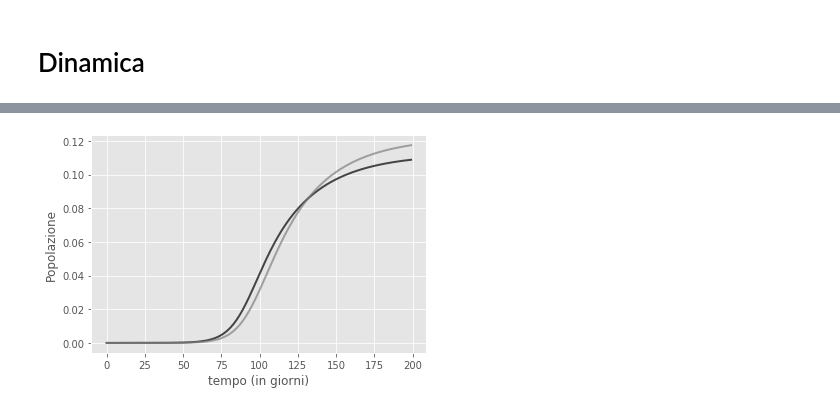
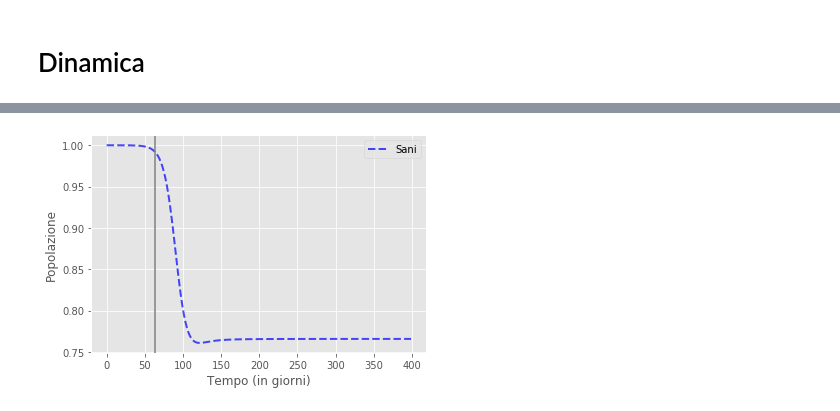
Before and after one commit to LorenzoMauri/ODE-and-GA-algorithms-covid19-applications, a Jupyter notebook: Editing.ipynb, the cells around one changed output, grey strips where cells are left out. Saved outputs shown, nothing was run; the diff lists cells and outputs as text; code cells hidden in the pictures.

```diff
--- a/Editing.ipynb
+++ b/Editing.ipynb
@@ -102,6 +102,27 @@ def ils(iterazioni=10,minimo=0.00001,massimo=0.001,param_only=True):
         if param_only == True :
             return k
         else : return k,best_val,best_errore
+
+def grafico(stato):
+    d={'Sani':0,'Infetti':1,'Asintomatici':2,'Deceduti':3,'Guariti':4,'Immuni':5}
+    col={'Sani':'b--','Infetti':'r','Asintomatici':'y','Deceduti':'k','Guariti':'g','Immuni':'grey'}
+    plt.plot(ret[:,d[stato]], col[stato], alpha=0.7 ,lw=2, label=stato)
+    plt.xlabel('Tempo (in giorni)')
+    plt.ylabel('Popolazione')
+    plt.axvline(data.shape[0],color='grey')
+    plt.legend()
+    plt.show()
+
+def grafico_multi(stato):
+    d={'Sani':0,'Infetti':1,'Asintomatici':2,'Deceduti':3,'Guariti':4,'Immuni':5}
+    col={'Sani':'b--','Infetti':'r','Asintomatici':'y','Deceduti':'k','Guariti':'g','Immuni':'grey'}
+    for condizione in stato :
+        plt.plot(ret[:,d[condizione]], col[condizione], alpha=0.7 ,lw=2, label=condizione)
+    plt.xlabel('Tempo (in giorni)')
+    plt.ylabel('Popolazione')
+    plt.axvline(data.shape[0],color='grey')
+    plt.legend()
+    plt.show()
 # %% [markdown]
 # Dinamica
 # %%
@@ -134,8 +131,4 @@ plt.show()
-# %%
-plt.plot(ret[:,3], 'k', alpha=0.7 ,lw=2, label='Morti')
-plt.plot(ret[:,5], 'grey', alpha=0.7 ,lw=2, label='Immuni')
-plt.xlabel('tempo (in giorni)')
-plt.ylabel('Popolazione')
-plt.show()
-# %% [output]
-[figure, removed]
+# %%
+grafico('Sani')
+# %% [output]
+[figure, added]
```
Also changed, not shown: parts of 7 cells of this notebook.
